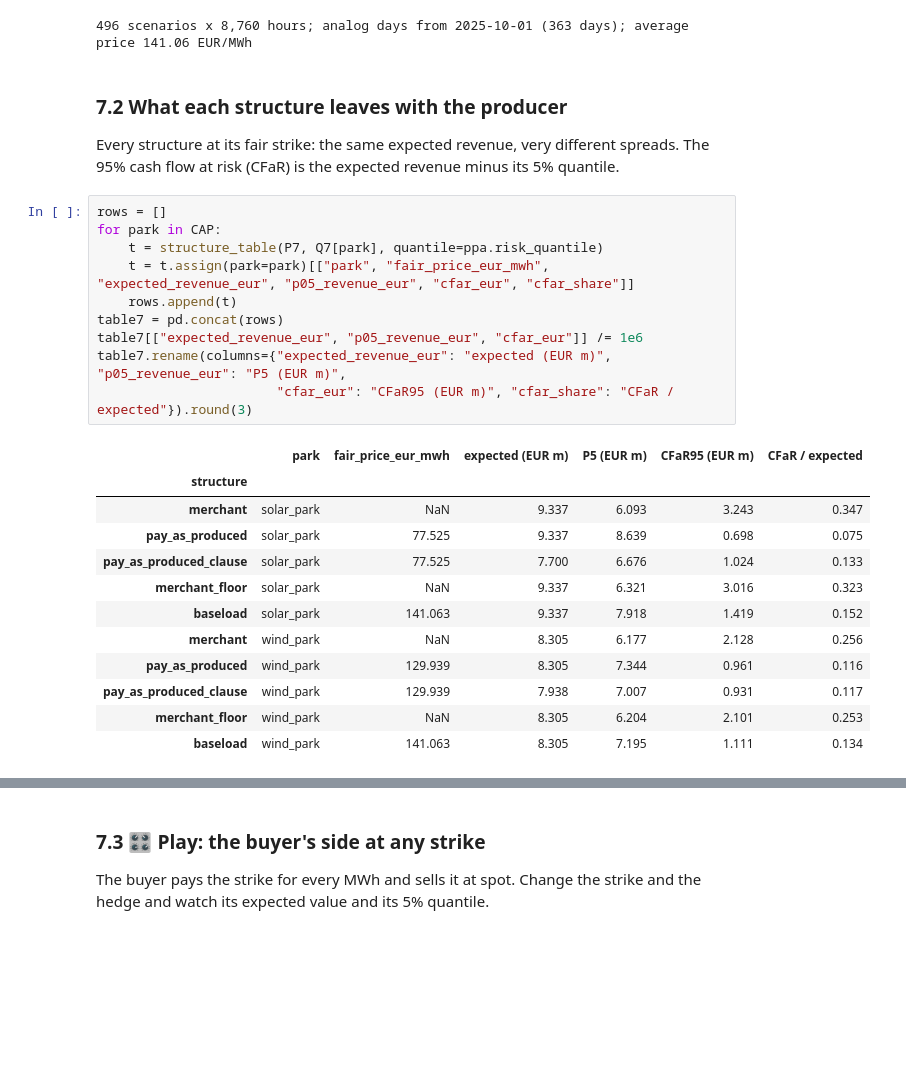
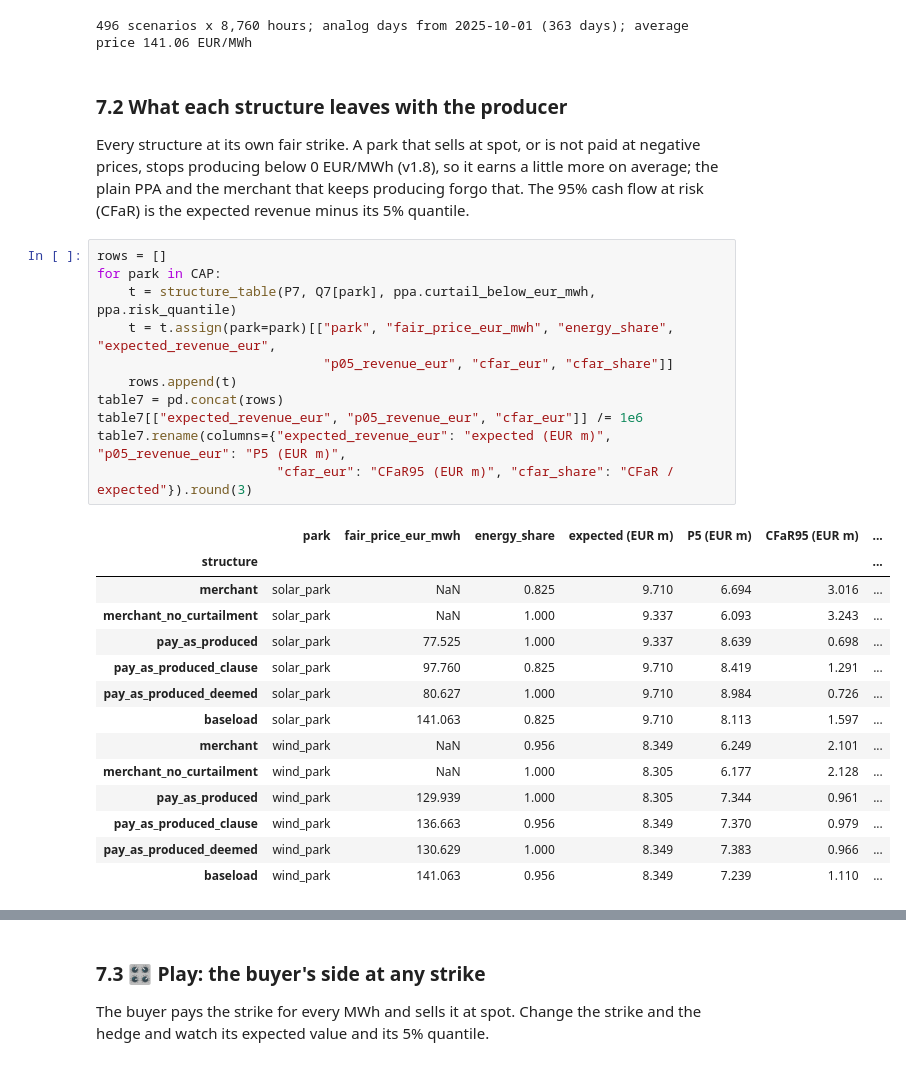
Before and after one commit to ankitpatel1661/ppa-lab, a Jupyter notebook: notebooks/ppa_lab_playground.ipynb, the cells around one changed output, grey strips where cells are left out. Drawn from its saved outputs; the diff is of its cells as text; blank space fills up the shorter version.

```diff
--- a/notebooks/ppa_lab_playground.ipynb
+++ b/notebooks/ppa_lab_playground.ipynb
@@ -1985,29 +1985,34 @@ print(f"{P7.shape[0]} scenarios x {P7.shape[1]:,} hours; analog days from {ppa.a
 496 scenarios x 8,760 hours; analog days from 2025-10-01 (363 days); average price 141.06 EUR/MWh
 # %% [markdown]
 ### 7.2 What each structure leaves with the producer
-Every structure at its fair strike: the same expected revenue, very different spreads. The
-95% cash flow at risk (CFaR) is the expected revenue minus its 5% quantile.
+Every structure at its own fair strike. A park that sells at spot, or is not paid at negative
+prices, stops producing below 0 EUR/MWh (v1.8), so it earns a little more on average; the plain
+PPA and the merchant that keeps producing forgo that. The 95% cash flow at risk (CFaR) is the
+expected revenue minus its 5% quantile.
 # %%
 rows = []
 for park in CAP:
-    t = structure_table(P7, Q7[park], quantile=ppa.risk_quantile)
-    t = t.assign(park=park)[["park", "fair_price_eur_mwh", "expected_revenue_eur", "p05_revenue_eur", "cfar_eur", "cfar_share"]]
+    t = structure_table(P7, Q7[park], ppa.curtail_below_eur_mwh, ppa.risk_quantile)
+    t = t.assign(park=park)[["park", "fair_price_eur_mwh", "energy_share", "expected_revenue_eur",
+                             "p05_revenue_eur", "cfar_eur", "cfar_share"]]
     rows.append(t)
 table7 = pd.concat(rows)
 table7[["expected_revenue_eur", "p05_revenue_eur", "cfar_eur"]] /= 1e6
 table7.rename(columns={"expected_revenue_eur": "expected (EUR m)", "p05_revenue_eur": "P5 (EUR m)",
                        "cfar_eur": "CFaR95 (EUR m)", "cfar_share": "CFaR / expected"}).round(3)
 # %% [output]
-|  | park | fair_price_eur_mwh | expected (EUR m) | P5 (EUR m) | CFaR95 (EUR m) | CFaR / expected |
-| structure |  |  |  |  |  |  |
-| merchant | solar_park | NaN | 9.337 | 6.093 | 3.243 | 0.347 |
-| pay_as_produced | solar_park | 77.525 | 9.337 | 8.639 | 0.698 | 0.075 |
-| pay_as_produced_clause | solar_park | 77.525 | 7.700 | 6.676 | 1.024 | 0.133 |
-| merchant_floor | solar_park | NaN | 9.337 | 6.321 | 3.016 | 0.323 |
-| baseload | solar_park | 141.063 | 9.337 | 7.918 | 1.419 | 0.152 |
-| merchant | wind_park | NaN | 8.305 | 6.177 | 2.128 | 0.256 |
-| pay_as_produced | wind_park | 129.939 | 8.305 | 7.344 | 0.961 | 0.116 |
-| pay_as_produced_clause | wind_park | 129.939 | 7.938 | 7.007 | 0.931 | 0.117 |
-| merchant_floor | wind_park | NaN | 8.305 | 6.204 | 2.101 | 0.253 |
-| baseload | wind_park | 141.063 | 8.305 | 7.195 | 1.111 | 0.134 |
+|  | park | fair_price_eur_mwh | energy_share | expected (EUR m) | P5 (EUR m) | CFaR95 (EUR m) | ... |
+| structure |  |  |  |  |  |  | ... |
+| merchant | solar_park | NaN | 0.825 | 9.710 | 6.694 | 3.016 | ... |
+| merchant_no_curtailment | solar_park | NaN | 1.000 | 9.337 | 6.093 | 3.243 | ... |
+| pay_as_produced | solar_park | 77.525 | 1.000 | 9.337 | 8.639 | 0.698 | ... |
+| pay_as_produced_clause | solar_park | 97.760 | 0.825 | 9.710 | 8.419 | 1.291 | ... |
+| pay_as_produced_deemed | solar_park | 80.627 | 1.000 | 9.710 | 8.984 | 0.726 | ... |
+| baseload | solar_park | 141.063 | 0.825 | 9.710 | 8.113 | 1.597 | ... |
+| merchant | wind_park | NaN | 0.956 | 8.349 | 6.249 | 2.101 | ... |
+| merchant_no_curtailment | wind_park | NaN | 1.000 | 8.305 | 6.177 | 2.128 | ... |
+| pay_as_produced | wind_park | 129.939 | 1.000 | 8.305 | 7.344 | 0.961 | ... |
+| pay_as_produced_clause | wind_park | 136.663 | 0.956 | 8.349 | 7.370 | 0.979 | ... |
+| pay_as_produced_deemed | wind_park | 130.629 | 1.000 | 8.349 | 7.383 | 0.966 | ... |
+| baseload | wind_park | 141.063 | 0.956 | 8.349 | 7.239 | 1.110 | ... |
 # %%
```
Also changed, not shown: parts of 6 cells of this notebook, 27 other files.
